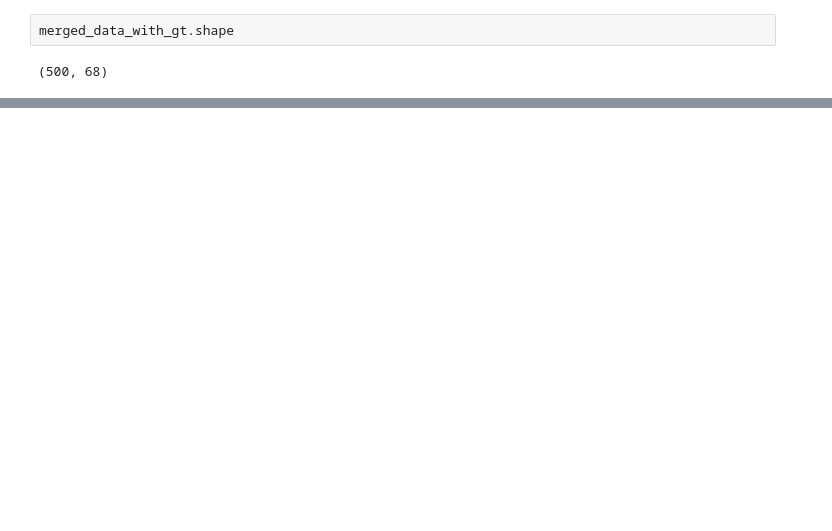
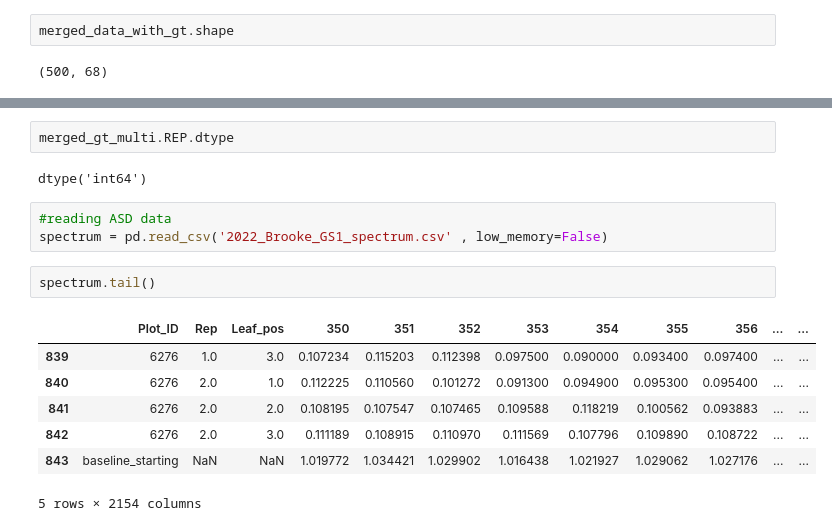
Before and after one commit to distip/Maize_2022_Brooke, a Jupyter notebook: merging.ipynb, the cells around one changed output, grey strips where cells are left out. Cells and saved outputs as stored; diff of their text form; blank space fills up the shorter version.

```diff
--- a/merging.ipynb
+++ b/merging.ipynb
@@ -121,0 +203,17 @@ merged_data_with_gt.shape
+# %%
+merged_gt_multi.REP.dtype
+# %% [output]
+dtype('int64')
+# %%
+#reading ASD data
+spectrum = pd.read_csv('2022_Brooke_GS1_spectrum.csv' , low_memory=False)
+# %%
+spectrum.tail()
+# %% [output]
+|  | Plot_ID | Rep | Leaf_pos | 350 | 351 | 352 | 353 | 354 | 355 | 356 | ... | ... |
+| 839 | 6276 | 1.0 | 3.0 | 0.107234 | 0.115203 | 0.112398 | 0.097500 | 0.090000 | 0.093400 | 0.097400 | ... | ... |
+| 840 | 6276 | 2.0 | 1.0 | 0.112225 | 0.110560 | 0.101272 | 0.091300 | 0.094900 | 0.095300 | 0.095400 | ... | ... |
+| 841 | 6276 | 2.0 | 2.0 | 0.108195 | 0.107547 | 0.107465 | 0.109588 | 0.118219 | 0.100562 | 0.093883 | ... | ... |
+| 842 | 6276 | 2.0 | 3.0 | 0.111189 | 0.108915 | 0.110970 | 0.111569 | 0.107796 | 0.109890 | 0.108722 | ... | ... |
+| 843 | baseline_starting | NaN | NaN | 1.019772 | 1.034421 | 1.029902 | 1.016438 | 1.021927 | 1.029062 | 1.027176 | ... | ... |
+5 rows × 2154 columns
```
Also changed, not shown: parts of 32 cells of this notebook, 2 other files.
